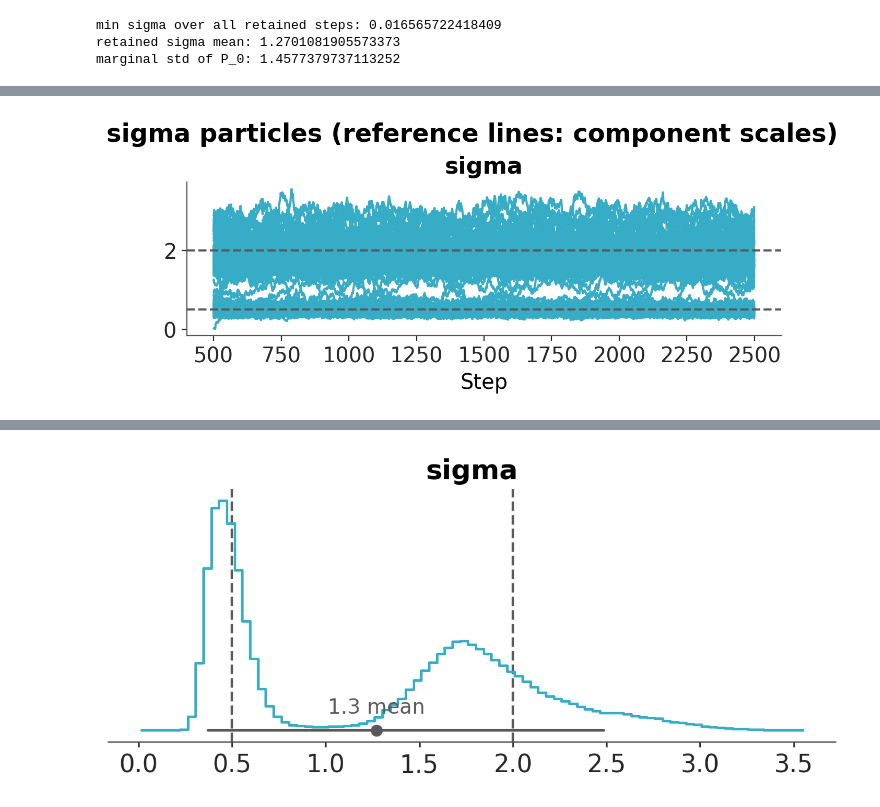
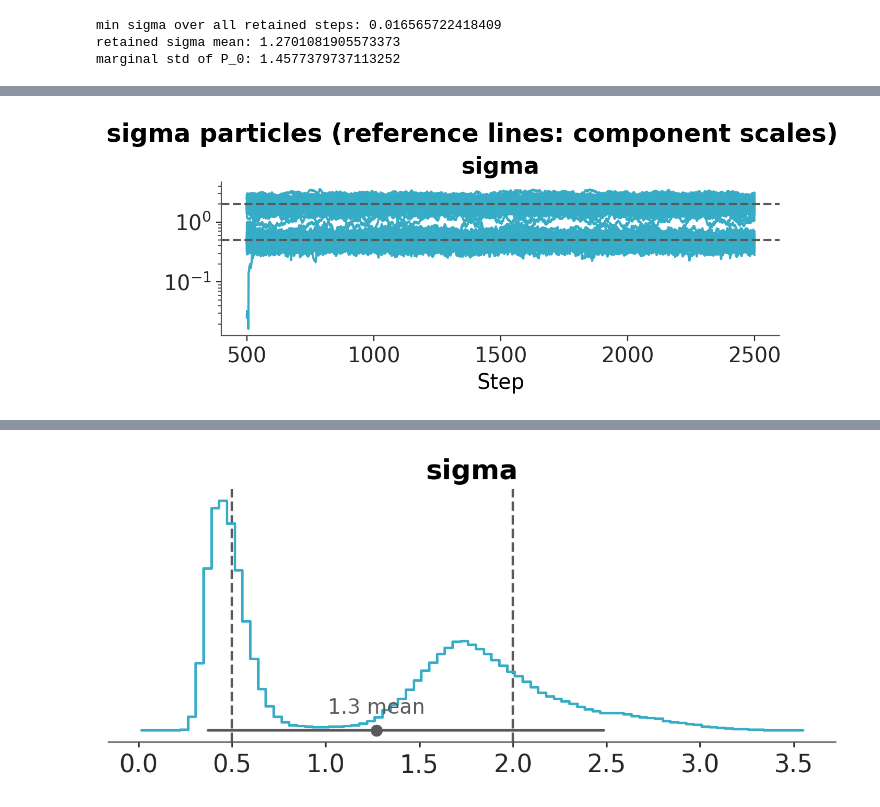
Before and after one commit to pymc-devs/pymc-prop, a Jupyter notebook: examples/mirror_variance_mixture.ipynb, the cells around one changed output, grey strips where cells are left out. Saved outputs shown, nothing was run; the diff lists cells and outputs as text; code cells hidden in the pictures.

```diff
--- a/examples/mirror_variance_mixture.ipynb
+++ b/examples/mirror_variance_mixture.ipynb
@@ -89,12 +82,14 @@ Below we check whether the $\sigma$ particles stayed feasible ($\sigma > 0$) thr
 # %%
+# plot particle trajectories (log scale: σ stays > 0 under the mirror map)
 pc = az.plot_trace(
     dt,
     var_names=["sigma"],
     aes={"color": False, "overlay": ["chain"]},
     visuals={"trace": {"color": "C0", "xname": "step"}},
 )
 pc = az.add_lines(pc, values=[SIGMA_LOW], orientation="horizontal")
 pc = az.add_lines(pc, values=[SIGMA_HIGH], orientation="horizontal")
+pc.facet_map("set_yscale", scale="log")
 pc.add_title("sigma particles (reference lines: component scales)")
 # %% [output]
-[figure, old version]
+[figure, new version]
```
Also changed, not shown: parts of 6 cells of this notebook.
